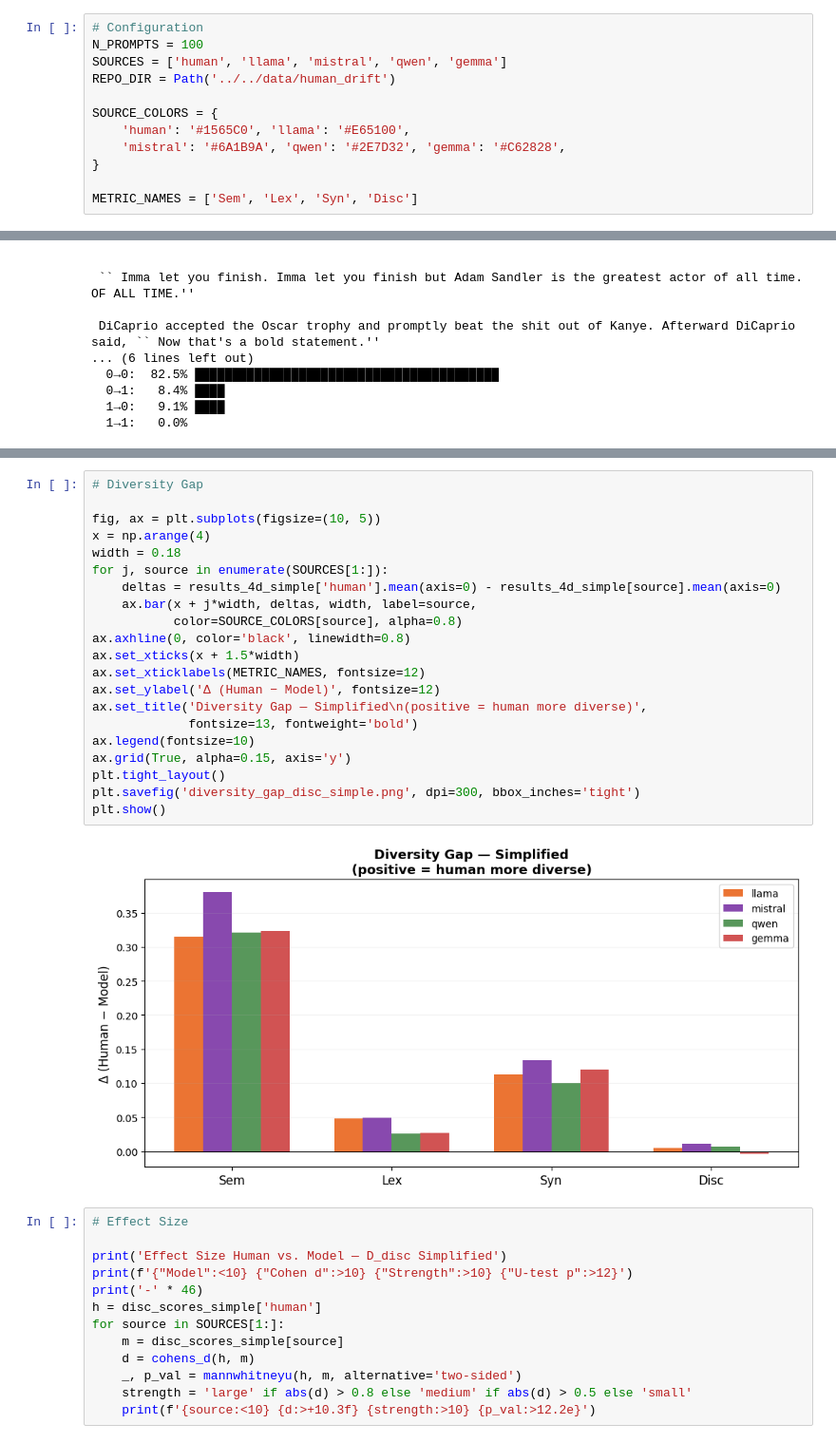
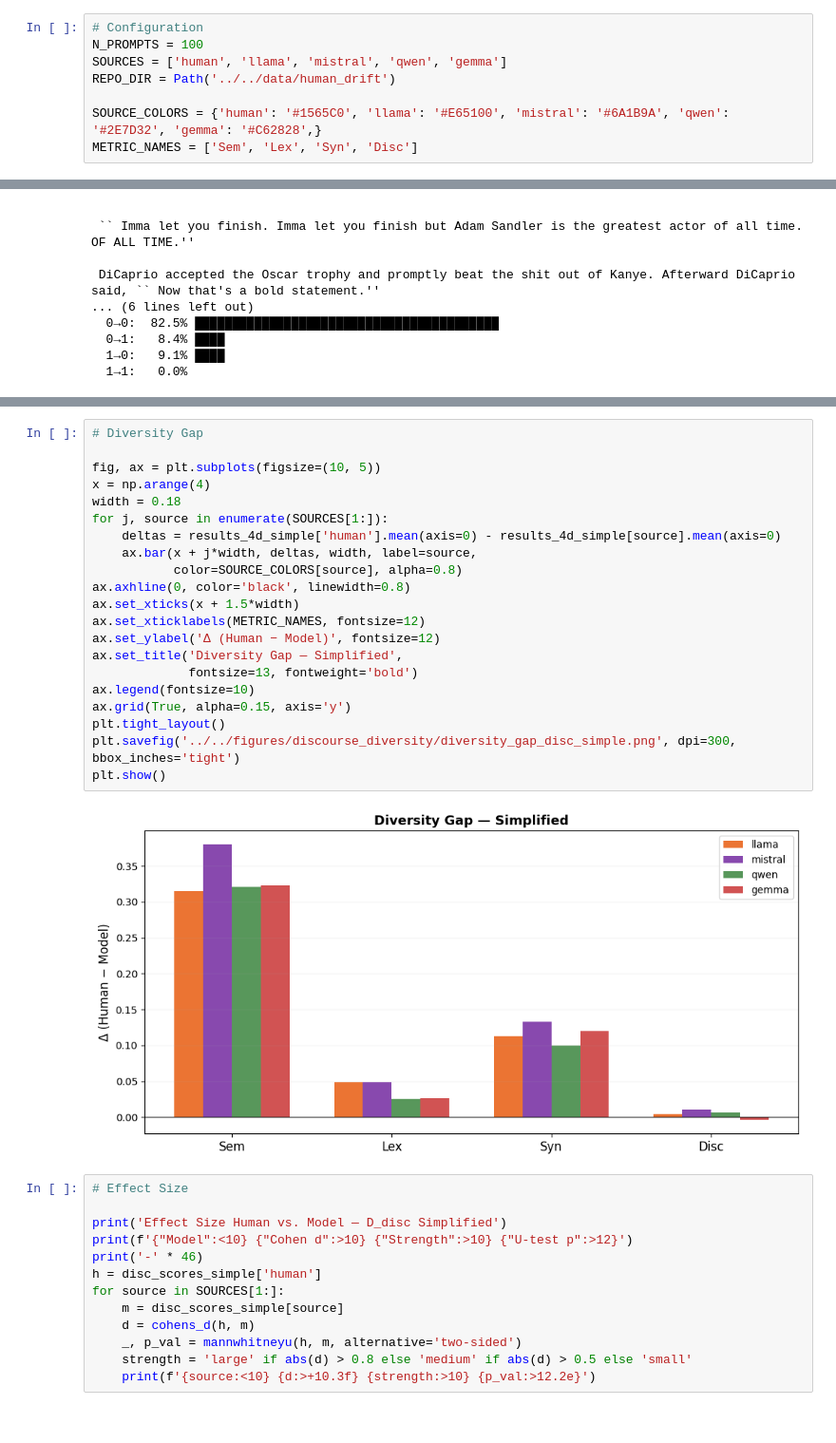
Before and after one commit to thwinner/llm-linguistic-diversity, a Jupyter notebook: metrics/01_discourse_diversity/disc_diversity_extended.ipynb, the cells around one changed output, grey strips where cells are left out. Shown at 95% size. Cells and saved outputs as stored; diff of their text form.

Commit message:
Discourse Diversity absolute values

```diff
--- a/metrics/discourse_diversity/disc_diversity_extended.ipynb
+++ b/metrics/01_discourse_diversity/disc_diversity_extended.ipynb
@@ -41,11 +41,7 @@ N_PROMPTS = 100
 SOURCES = ['human', 'llama', 'mistral', 'qwen', 'gemma']
 REPO_DIR = Path('../../data/human_drift')
 
-SOURCE_COLORS = {
-    'human': '#1565C0', 'llama': '#E65100',
-    'mistral': '#6A1B9A', 'qwen': '#2E7D32', 'gemma': '#C62828',
-}
-
+SOURCE_COLORS = {'human': '#1565C0', 'llama': '#E65100', 'mistral': '#6A1B9A', 'qwen': '#2E7D32', 'gemma': '#C62828',}
 METRIC_NAMES = ['Sem', 'Lex', 'Syn', 'Disc']
 # %%
 # Helper functions
@@ -451,26 +447,26 @@ plt.show()
 # %%
 # Diversity Gap
 
 fig, ax = plt.subplots(figsize=(10, 5))
 x = np.arange(4)
 width = 0.18
 for j, source in enumerate(SOURCES[1:]):
     deltas = results_4d_simple['human'].mean(axis=0) - results_4d_simple[source].mean(axis=0)
     ax.bar(x + j*width, deltas, width, label=source,
            color=SOURCE_COLORS[source], alpha=0.8)
 ax.axhline(0, color='black', linewidth=0.8)
 ax.set_xticks(x + 1.5*width)
 ax.set_xticklabels(METRIC_NAMES, fontsize=12)
 ax.set_ylabel('Δ (Human − Model)', fontsize=12)
-ax.set_title('Diversity Gap — Simplified\n(positive = human more diverse)',
+ax.set_title('Diversity Gap — Simplified',
              fontsize=13, fontweight='bold')
 ax.legend(fontsize=10)
 ax.grid(True, alpha=0.15, axis='y')
 plt.tight_layout()
-plt.savefig('diversity_gap_disc_simple.png', dpi=300, bbox_inches='tight')
+plt.savefig('../../figures/discourse_diversity/diversity_gap_disc_simple.png', dpi=300, bbox_inches='tight')
 plt.show()
 # %% [output]
-[figure, old version]
+[figure, new version]
 # %%
 # Effect Size
 
```
Also changed, not shown: parts of 38 cells of this notebook, 28 other files.
